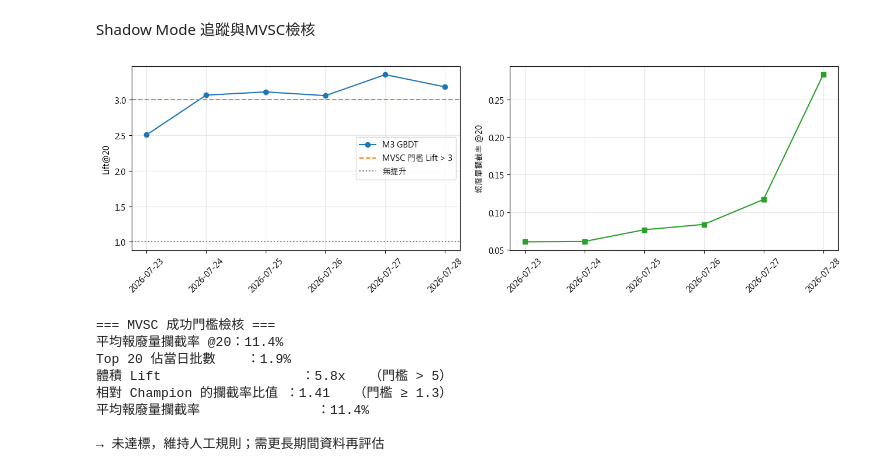
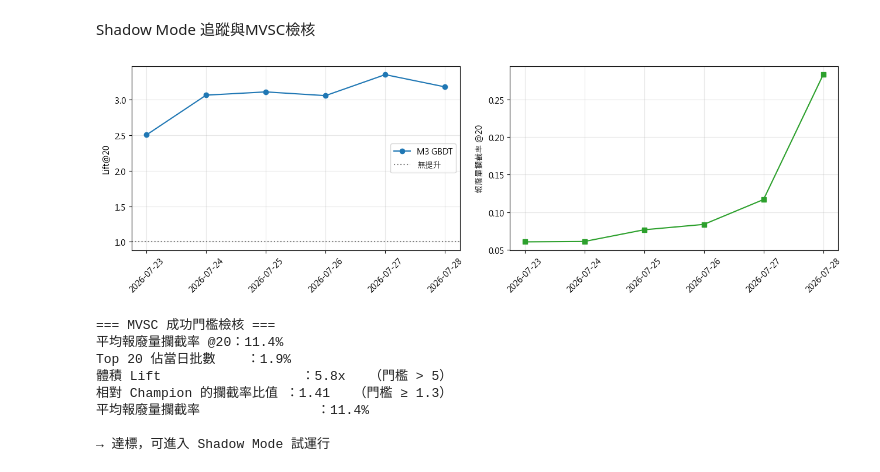
Before and after one commit to aceaceace123/test0806, a Jupyter notebook: PredictiveRiskPrior.ipynb, the cells around one changed output. Cells and saved outputs as stored; diff of their text form; code cells hidden in the pictures.

```diff
--- a/PredictiveRiskPrior.ipynb
+++ b/PredictiveRiskPrior.ipynb
@@ -347,20 +347,20 @@ print(f"  {valid_days[0]} ~ {valid_days[-1]}")
 MIN_TRAIN_DAYS = 2
 records = []
 
-for i in range(MIN_TRAIN_DAYS, len(days)):
-    tr = lot[lot.date <  days[i]]
-    te = lot[lot.date == days[i]]
+for i in range(MIN_TRAIN_DAYS, len(valid_days)):
+    tr = lot[lot.date <  valid_days[i]]
+    te = lot[lot.date == valid_days[i]]
     if len(te) < 20 or te.y_bin.sum() < 3 or tr.y_bin.sum() < 10:
-        print(f"[skip] {days[i]}：測試 {len(te)} 筆／正樣本 {te.y_bin.sum()}")
+        print(f"[skip] {valid_days[i]}：測試 {len(te)} 筆／正樣本 {te.y_bin.sum()}")
         continue
     k = min(K_PER_DAY, len(te))
     for name, fn in MODELS.items():
         try:
             s = np.asarray(fn(tr, te), dtype=float)
         except Exception as e:
-            print(f"[skip] {name} @ {days[i]}: {type(e).__name__}: {e}")
+            print(f"[skip] {name} @ {valid_days[i]}: {type(e).__name__}: {e}")
             continue
-        records.append({"date": days[i], "model": name, "n_test": len(te), "k": k,
+        records.append({"date": valid_days[i], "model": name, "n_test": len(te), "k": k,
                         "base_rate": te.y_bin.mean(),
                         "PR_AUC": average_precision_score(te.y_bin, s),
                         "P_at_K": precision_at_k(te.y_bin, s, k),
@@ -577,37 +594,37 @@ if not wf.empty:
     ch   = wf[wf.model == CHAMPION].set_index("date")["P_at_K"]
 
     fig, axes = plt.subplots(1, 2, figsize=(13, 4.2))
     axes[0].plot(best.date.astype(str), best.Lift_at_K, marker="o", label="M3 GBDT")
-    axes[0].axhline(3.0, color="C1", ls="--", label="MVSC 門檻 Lift > 3")
+    # axes[0].axhline(3.0, color="C1", ls="--", label="MVSC 門檻 Lift > 3")
     axes[0].axhline(1.0, color="grey", ls=":", label="無提升")
     axes[0].set_ylabel(f"Lift@{K_PER_DAY}"); axes[0].legend(); axes[0].grid(alpha=.3)
     axes[0].tick_params(axis="x", rotation=45)
 
     axes[1].plot(best.date.astype(str), best.LossCap_at_K, marker="s", color="C2")
     axes[1].set_ylabel(f"報廢量攔截率 @{K_PER_DAY}"); axes[1].grid(alpha=.3)
     axes[1].tick_params(axis="x", rotation=45)
     plt.tight_layout(); plt.show()
 
     common = best.set_index("date").index.intersection(ch.index)
     mean_lift = best.Lift_at_K.mean()
     ratio = (best.set_index("date").loc[common,"P_at_K"] / ch[common].replace(0, np.nan)).mean()
 
     print("=== MVSC 成功門檻檢核 ===")
     lc = best.LossCap_at_K.mean()
     k_share = K_PER_DAY / best.n_test.mean()          # Top K 佔當日的比例
     print(f"平均報廢量攔截率 @{K_PER_DAY}：{lc:.1%}")
     print(f"Top {K_PER_DAY} 佔當日批數    ：{k_share:.1%}")
     print(f"體積 Lift                  ：{lc/k_share:.1f}x   （門檻 > 5）")
     chl = wf[wf.model == CHAMPION].set_index("date")["LossCap_at_K"]
     ratio_lc = (best.set_index("date").loc[common,"LossCap_at_K"]
                 / chl[common].replace(0, np.nan)).mean()
     print(f"相對 Champion 的攔截率比值 ：{ratio_lc:.2f}   （門檻 ≥ 1.3）")
     print(f"平均報廢量攔截率               ：{best.LossCap_at_K.mean():.1%}")
     print("\n→", "達標，可進入 Shadow Mode 試運行"
-          if (mean_lift > 3 and ratio >= 1.5)
-          else "未達標，維持人工規則；需更長期間資料再評估")
+            if (lc / k_share > 5 and ratio_lc >= 1.3)
+            else "未達標，維持人工規則")
 # %% [output]
-[figure, old version]
+[figure, new version]
 === MVSC 成功門檻檢核 ===
 平均報廢量攔截率 @20：11.4%
 Top 20 佔當日批數    ：1.9%
@@ -615,4 +632,4 @@ Top 20 佔當日批數    ：1.9%
 相對 Champion 的攔截率比值 ：1.41   （門檻 ≥ 1.3）
 平均報廢量攔截率               ：11.4%
 
-→ 未達標，維持人工規則；需更長期間資料再評估
+→ 達標，可進入 Shadow Mode 試運行
```
Also changed, not shown: parts of 2 cells of this notebook.
